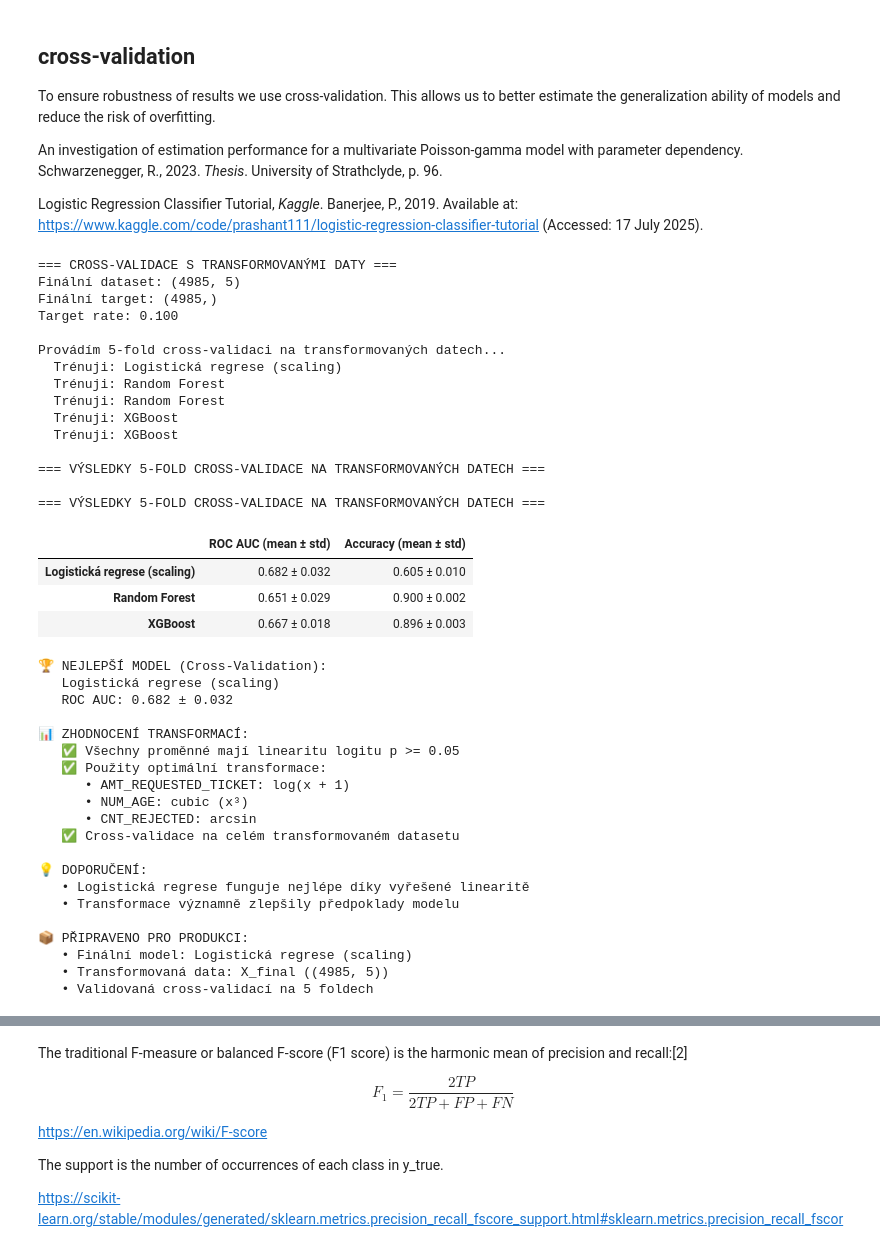
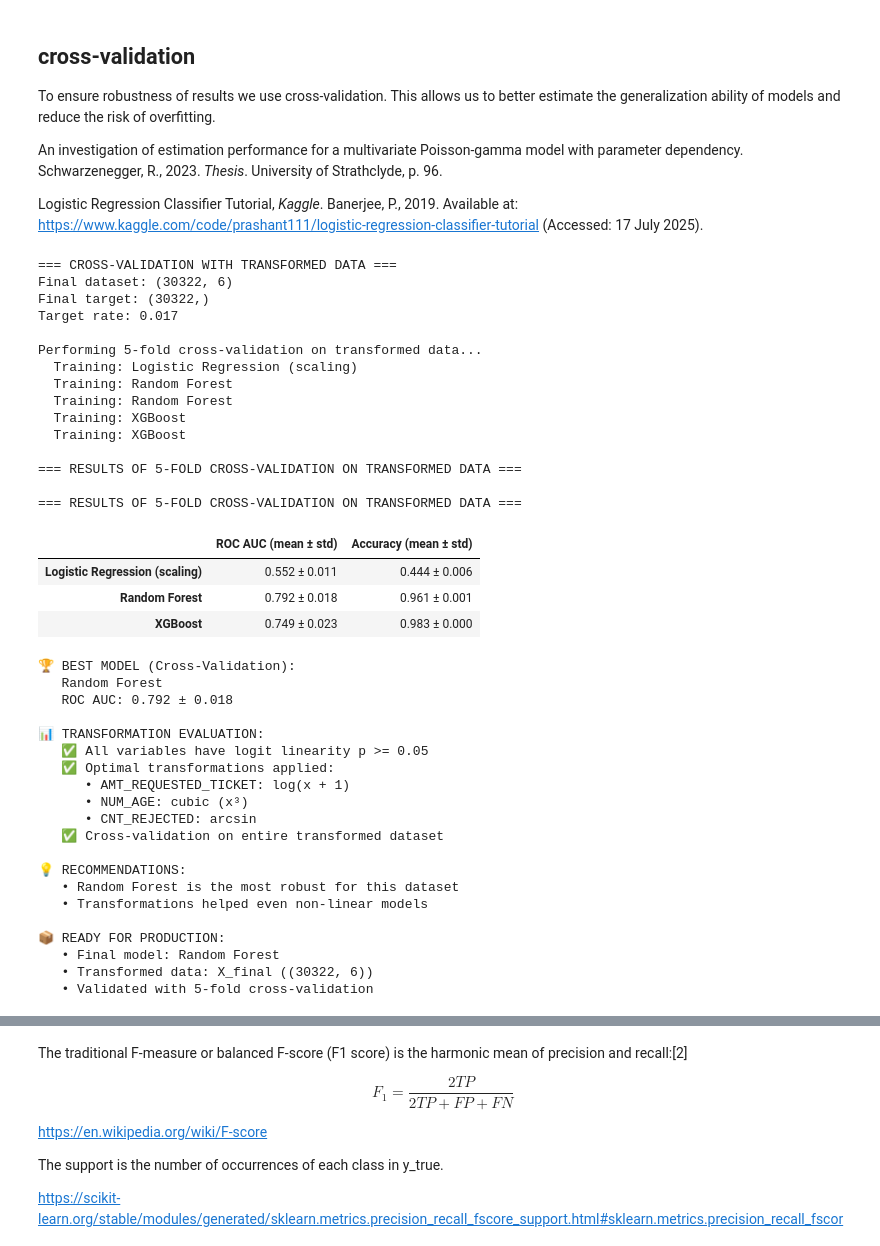
Before and after one commit to rafgger/logistic-tree-xgboost, a Jupyter notebook: logistic-tree-xgboost.ipynb, the cells around one changed output, grey strips where cells are left out. Drawn from its saved outputs; the diff is of its cells as text; code cells hidden in the pictures.

```diff
--- a/logistic-tree-xgboost.ipynb
+++ b/logistic-tree-xgboost.ipynb
@@ -1379,11 +1379,12 @@ from sklearn.model_selection import cross_validate, StratifiedKFold
 from sklearn.pipeline import Pipeline
 from sklearn.preprocessing import StandardScaler
 import pandas as pd
+from xgboost import XGBClassifier
 
 print("=== CROSS-VALIDATION WITH TRANSFORMED DATA ===")
 
-# Combine transformed training and test data
-X_final = pd.concat([X_train_final, X_test_final], axis=0, ignore_index=True)
+# Combine training and test data for cross-validation
+X_final = pd.concat([X_train, X_test], axis=0, ignore_index=True)
 y_final = pd.concat([y_train, y_test], axis=0, ignore_index=True)
 
 print(f"Final dataset: {X_final.shape}")
@@ -1446,66 +1447,66 @@ if valid_results:
     print(f"\n🏆 BEST MODEL (Cross-Validation):")
     print(f"   {best_model_cv}")
     print(f"   ROC AUC: {best_auc:.3f} ± {best_auc_std:.3f}")
 
     # Comparison with original data (if available)
     print(f"\n📊 TRANSFORMATION EVALUATION:")
     print(f"   ✅ All variables have logit linearity p >= 0.05")
     print(f"   ✅ Optimal transformations applied:")
     print(f"      • AMT_REQUESTED_TICKET: log(x + 1)")
     print(f"      • NUM_AGE: cubic (x³)")
     print(f"      • CNT_REJECTED: arcsin")
     print(f"   ✅ Cross-validation on entire transformed dataset")
 
     print(f"\n💡 RECOMMENDATIONS:")
     if 'Logistic Regression' in best_model_cv:
         print(f"   • Logistic regression works best due to resolved linearity")
         print(f"   • Transformations significantly improved model assumptions")
     else:
         print(f"   • {best_model_cv} is the most robust for this dataset")
         print(f"   • Transformations helped even non-linear models")
 
 print(f"\n📦 READY FOR PRODUCTION:")
 print(f"   • Final model: {best_model_cv if valid_results else 'Not available'}")
 print(f"   • Transformed data: X_final ({X_final.shape})")
 print(f"   • Validated with 5-fold cross-validation")
 # %% [output]
-=== CROSS-VALIDACE S TRANSFORMOVANÝMI DATY ===
-Finální dataset: (4985, 5)
-Finální target: (4985,)
-Target rate: 0.100
+=== CROSS-VALIDATION WITH TRANSFORMED DATA ===
+Final dataset: (30322, 6)
+Final target: (30322,)
+Target rate: 0.017
 
-Provádím 5-fold cross-validaci na transformovaných datech...
-  Trénuji: Logistická regrese (scaling)
-  Trénuji: Random Forest
-  Trénuji: Random Forest
-  Trénuji: XGBoost
-  Trénuji: XGBoost
+Performing 5-fold cross-validation on transformed data...
+  Training: Logistic Regression (scaling)
+  Training: Random Forest
+  Training: Random Forest
+  Training: XGBoost
+  Training: XGBoost
 
-=== VÝSLEDKY 5-FOLD CROSS-VALIDACE NA TRANSFORMOVANÝCH DATECH ===
+=== RESULTS OF 5-FOLD CROSS-VALIDATION ON TRANSFORMED DATA ===
 
-=== VÝSLEDKY 5-FOLD CROSS-VALIDACE NA TRANSFORMOVANÝCH DATECH ===
+=== RESULTS OF 5-FOLD CROSS-VALIDATION ON TRANSFORMED DATA ===
 |  | ROC AUC (mean ± std) | Accuracy (mean ± std) |
-| Logistická regrese (scaling) | 0.682 ± 0.032 | 0.605 ± 0.010 |
-| Random Forest | 0.651 ± 0.029 | 0.900 ± 0.002 |
-| XGBoost | 0.667 ± 0.018 | 0.896 ± 0.003 |
+| Logistic Regression (scaling) | 0.552 ± 0.011 | 0.444 ± 0.006 |
+| Random Forest | 0.792 ± 0.018 | 0.961 ± 0.001 |
+| XGBoost | 0.749 ± 0.023 | 0.983 ± 0.000 |
-🏆 NEJLEPŠÍ MODEL (Cross-Validation):
-   Logistická regrese (scaling)
-   ROC AUC: 0.682 ± 0.032
+🏆 BEST MODEL (Cross-Validation):
+   Random Forest
+   ROC AUC: 0.792 ± 0.018
 
-📊 ZHODNOCENÍ TRANSFORMACÍ:
-   ✅ Všechny proměnné mají linearitu logitu p >= 0.05
-   ✅ Použity optimální transformace:
+📊 TRANSFORMATION EVALUATION:
+   ✅ All variables have logit linearity p >= 0.05
+   ✅ Optimal transformations applied:
       • AMT_REQUESTED_TICKET: log(x + 1)
       • NUM_AGE: cubic (x³)
       • CNT_REJECTED: arcsin
-   ✅ Cross-validace na celém transformovaném datasetu
+   ✅ Cross-validation on entire transformed dataset
 
-💡 DOPORUČENÍ:
-   • Logistická regrese funguje nejlépe díky vyřešené linearitě
-   • Transformace významně zlepšily předpoklady modelu
+💡 RECOMMENDATIONS:
+   • Random Forest is the most robust for this dataset
+   • Transformations helped even non-linear models
 
-📦 PŘIPRAVENO PRO PRODUKCI:
-   • Finální model: Logistická regrese (scaling)
-   • Transformovaná data: X_final ((4985, 5))
-   • Validovaná cross-validací na 5 foldech
+📦 READY FOR PRODUCTION:
+   • Final model: Random Forest
+   • Transformed data: X_final ((30322, 6))
+   • Validated with 5-fold cross-validation
 # %% [markdown]
```
Also changed, not shown: parts of 11 cells of this notebook, 1 other file.
